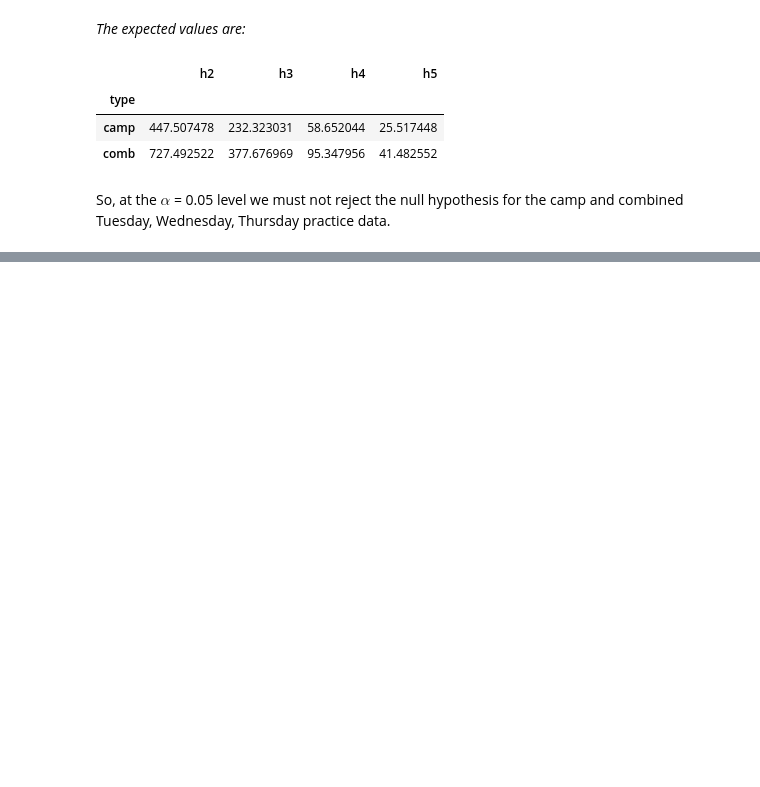
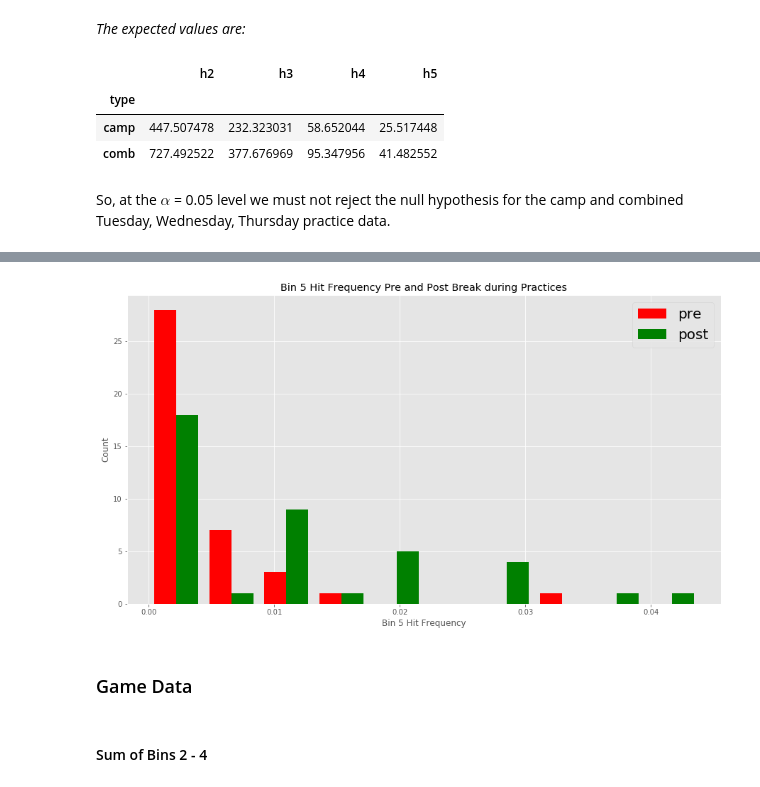
Before and after one commit to smhilde/ut_hits, a Jupyter notebook: Round 2.ipynb, the cells around one changed output, grey strips where cells are left out. Cells and saved outputs as stored; diff of their text form; code cells hidden in the pictures; blank space fills up the shorter version.

```diff
--- a/Round 2.ipynb
+++ b/Round 2.ipynb
@@ -756,0 +819,4 @@ So, at the $\alpha$ = 0.05 level we must not reject the null hypothesis for the
+# %%
+h5 = pd.DataFrame(np.array([pre.h5.values, post.h5.values]).T, columns=['pre', 'post'], index=pre.event)
+display(h5)
+wilcoxon(pre.h5, post.h5, zero_method='pratt', correction=True)
@@ -756,0 +843,13 @@ So, at the $\alpha$ = 0.05 level we must not reject the null hypothesis for the
+# %%
+fig = plt.figure(figsize=(15,8))
+ax = plt.subplot()
+ax.hist([h5.pre, h5.post], 10, histtype='bar', color=['red', 'green'], label=['pre', 'post'])
+ax.legend(prop={'size': 20})
+ax.set_title('Bin 5 Hit Frequency Pre and Post Break during Practices')
+plt.xlabel('Bin 5 Hit Frequency')
+plt.ylabel('Count')
+plt.show()
+# %% [output]
+[figure, added]
+# %% [markdown]
+### Game Data
@@ -756,0 +877,2 @@ So, at the $\alpha$ = 0.05 level we must not reject the null hypothesis for the
+# %% [markdown]
+#### Sum of Bins 2 - 4
```
Also changed, not shown: parts of 17 cells of this notebook.
